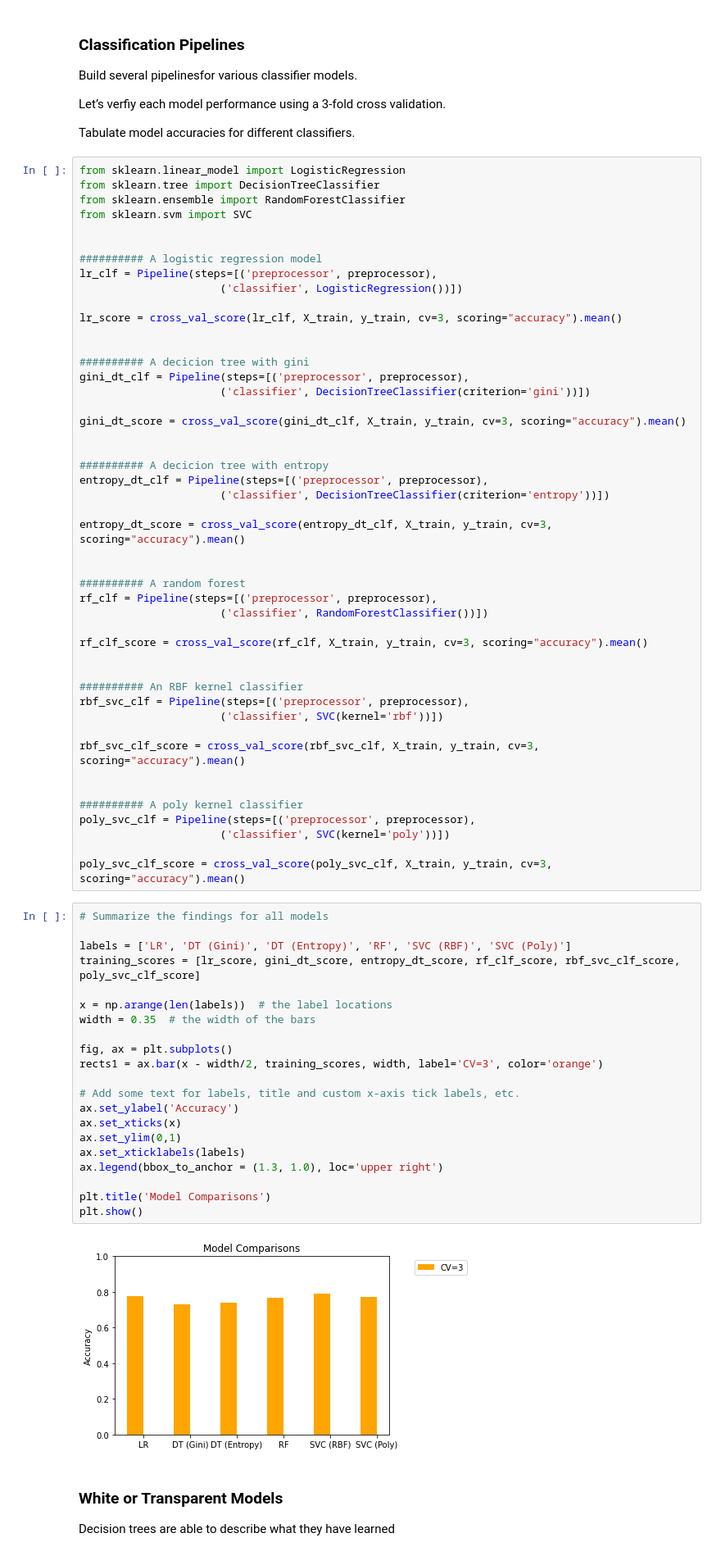
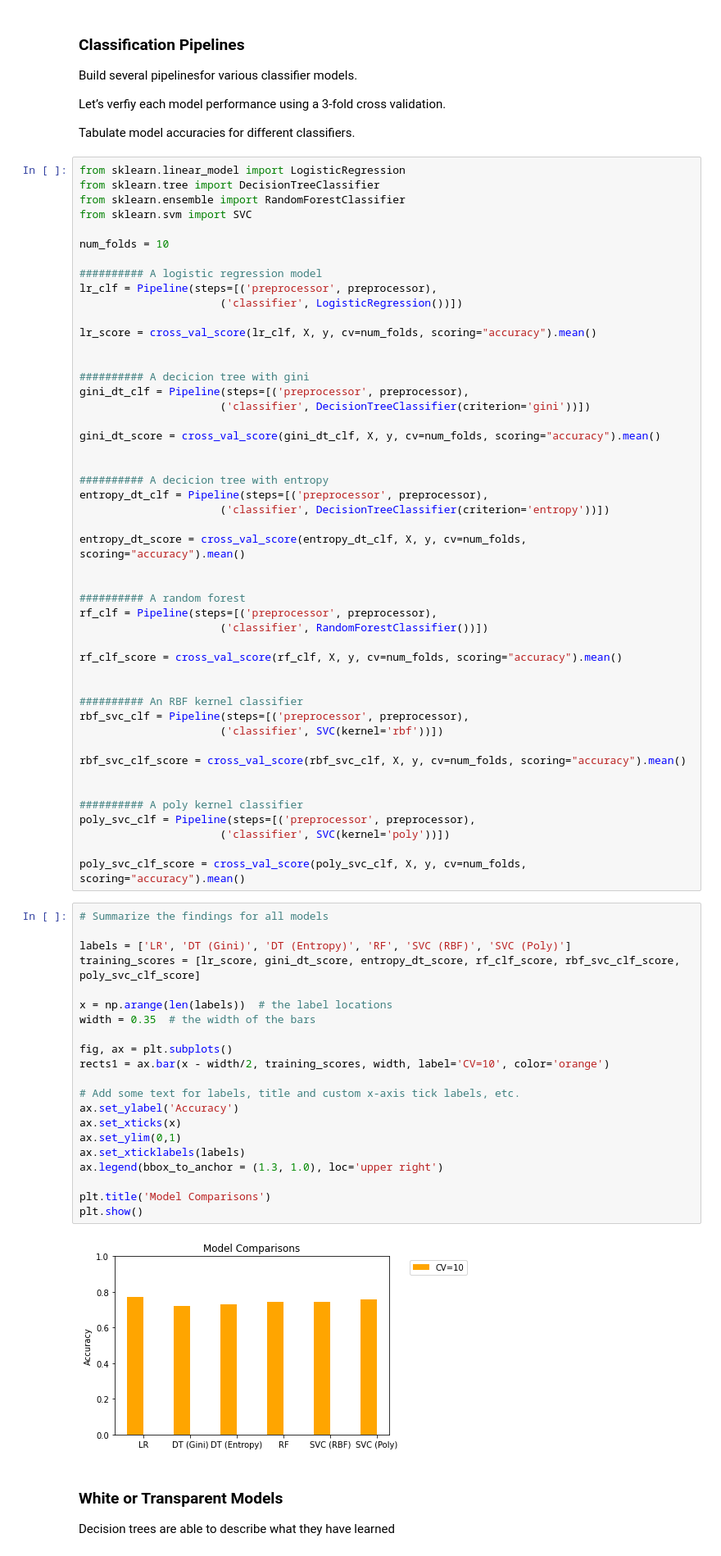
Before and after one commit to bforoura/AML, a Jupyter notebook: Titanic.ipynb, the cells around one changed output. Shown at 82% size. Saved outputs shown, nothing was run; the diff lists cells and outputs as text.

```diff
--- a/Titanic.ipynb
+++ b/Titanic.ipynb
@@ -181,70 +181,71 @@ from sklearn.tree import DecisionTreeClassifier
 from sklearn.ensemble import RandomForestClassifier
 from sklearn.svm import SVC
 
+num_folds = 10
 
 ########## A logistic regression model
 lr_clf = Pipeline(steps=[('preprocessor', preprocessor),
                       ('classifier', LogisticRegression())])
 
-lr_score = cross_val_score(lr_clf, X_train, y_train, cv=3, scoring="accuracy").mean()
+lr_score = cross_val_score(lr_clf, X, y, cv=num_folds, scoring="accuracy").mean()
 
 
 ########## A decicion tree with gini
 gini_dt_clf = Pipeline(steps=[('preprocessor', preprocessor),
                       ('classifier', DecisionTreeClassifier(criterion='gini'))])
 
-gini_dt_score = cross_val_score(gini_dt_clf, X_train, y_train, cv=3, scoring="accuracy").mean()
+gini_dt_score = cross_val_score(gini_dt_clf, X, y, cv=num_folds, scoring="accuracy").mean()
 
 
 ########## A decicion tree with entropy
 entropy_dt_clf = Pipeline(steps=[('preprocessor', preprocessor),
                       ('classifier', DecisionTreeClassifier(criterion='entropy'))])
 
-entropy_dt_score = cross_val_score(entropy_dt_clf, X_train, y_train, cv=3, scoring="accuracy").mean()
+entropy_dt_score = cross_val_score(entropy_dt_clf, X, y, cv=num_folds, scoring="accuracy").mean()
 
 
 ########## A random forest
 rf_clf = Pipeline(steps=[('preprocessor', preprocessor),
                       ('classifier', RandomForestClassifier())])
 
-rf_clf_score = cross_val_score(rf_clf, X_train, y_train, cv=3, scoring="accuracy").mean()
+rf_clf_score = cross_val_score(rf_clf, X, y, cv=num_folds, scoring="accuracy").mean()
 
 
 ########## An RBF kernel classifier
 rbf_svc_clf = Pipeline(steps=[('preprocessor', preprocessor),
                       ('classifier', SVC(kernel='rbf'))])
 
-rbf_svc_clf_score = cross_val_score(rbf_svc_clf, X_train, y_train, cv=3, scoring="accuracy").mean()
+rbf_svc_clf_score = cross_val_score(rbf_svc_clf, X, y, cv=num_folds, scoring="accuracy").mean()
 
 
 ########## A poly kernel classifier
 poly_svc_clf = Pipeline(steps=[('preprocessor', preprocessor),
                       ('classifier', SVC(kernel='poly'))])
 
-poly_svc_clf_score = cross_val_score(poly_svc_clf, X_train, y_train, cv=3, scoring="accuracy").mean()
+poly_svc_clf_score = cross_val_score(poly_svc_clf, X, y, cv=num_folds, scoring="accuracy").mean()
 # %%
 # Summarize the findings for all models
 
 labels = ['LR', 'DT (Gini)', 'DT (Entropy)', 'RF', 'SVC (RBF)', 'SVC (Poly)']
 training_scores = [lr_score, gini_dt_score, entropy_dt_score, rf_clf_score, rbf_svc_clf_score, poly_svc_clf_score]
 
 x = np.arange(len(labels))  # the label locations
 width = 0.35  # the width of the bars
 
 fig, ax = plt.subplots()
-rects1 = ax.bar(x - width/2, training_scores, width, label='CV=3', color='orange')
+rects1 = ax.bar(x - width/2, training_scores, width, label='CV=10', color='orange')
 
 # Add some text for labels, title and custom x-axis tick labels, etc.
 ax.set_ylabel('Accuracy')
 ax.set_xticks(x)
 ax.set_ylim(0,1)
 ax.set_xticklabels(labels)
 ax.legend(bbox_to_anchor = (1.3, 1.0), loc='upper right')
 
 plt.title('Model Comparisons')
 plt.show()
 # %% [output]
-[figure, old version]
+[figure, new version]
 # %% [markdown]
 ### White or Transparent Models
 
```
